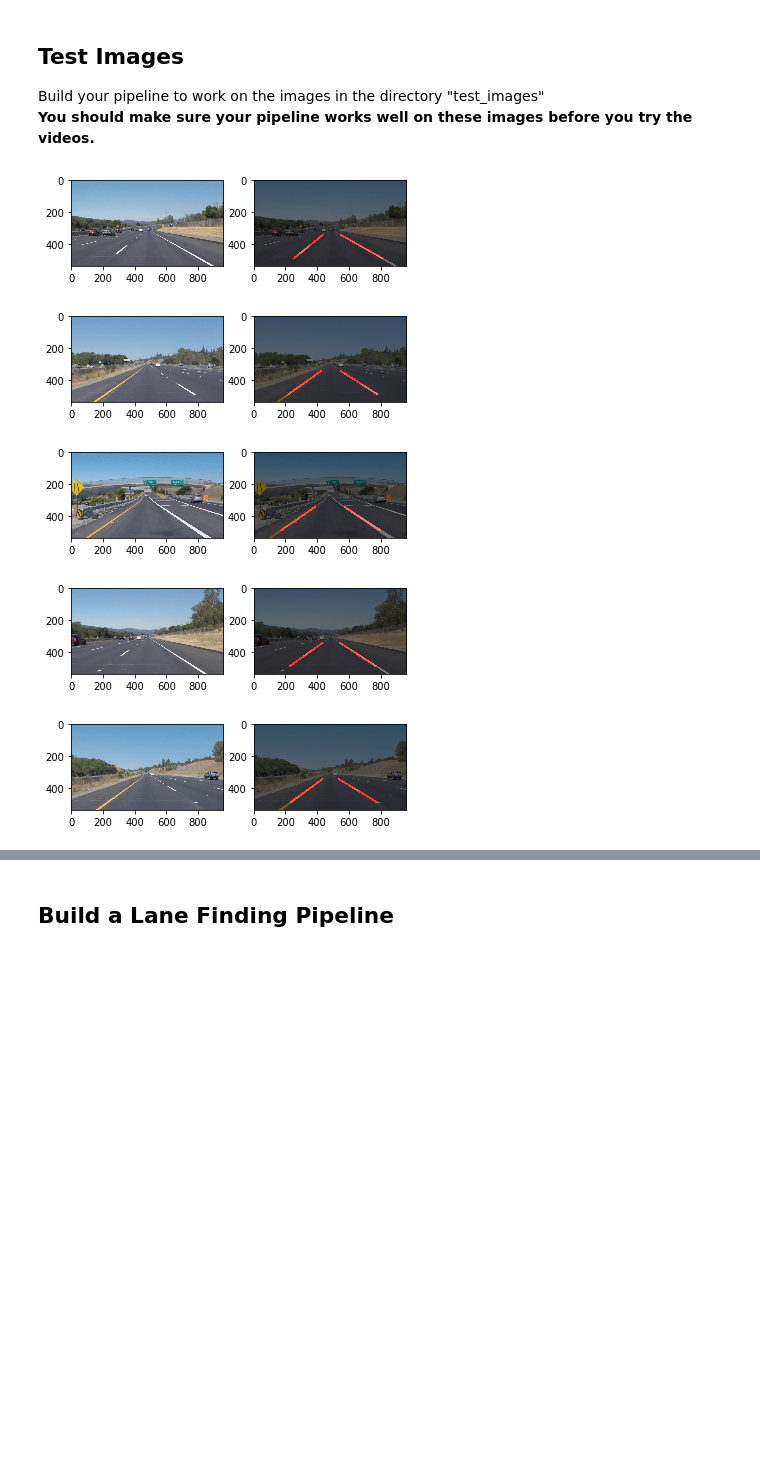
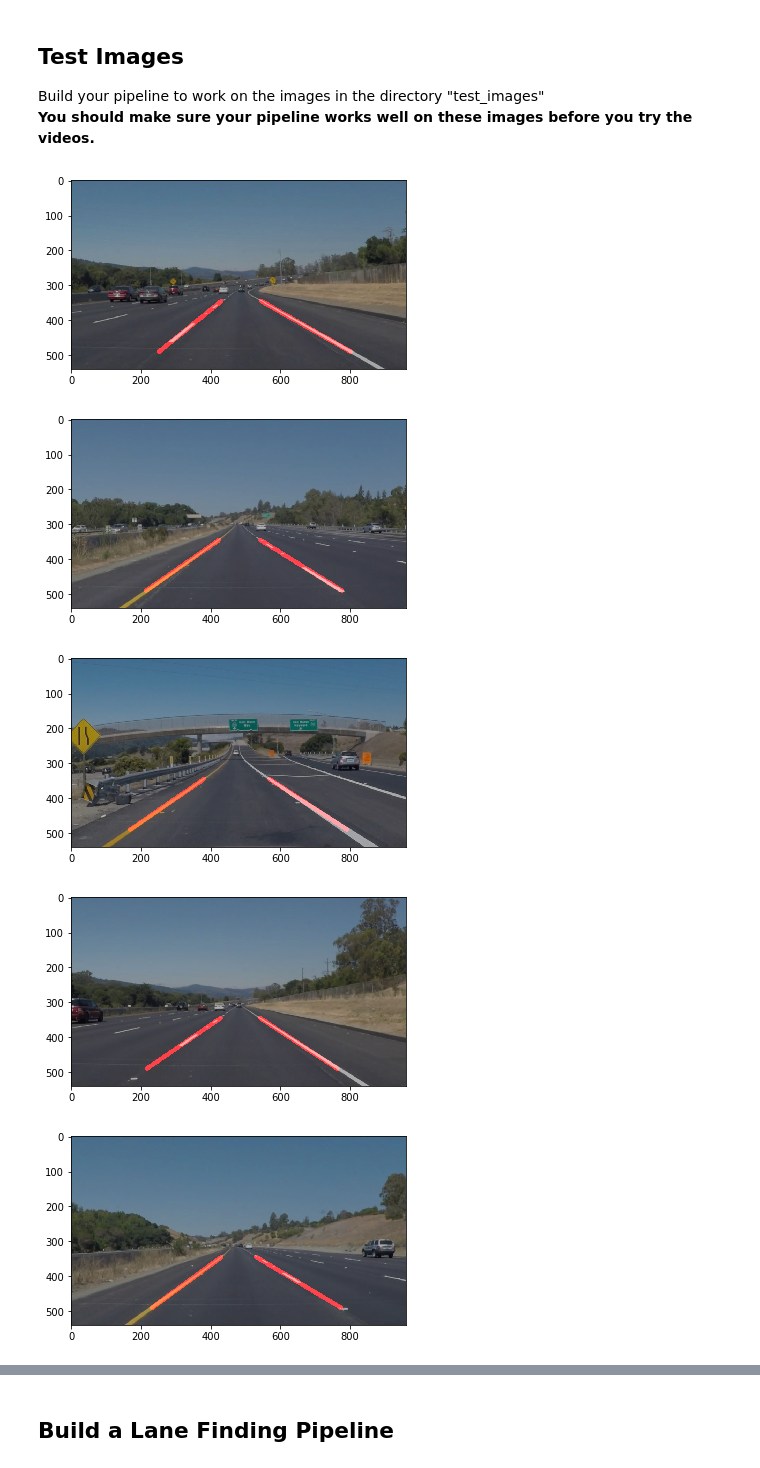
Before and after one commit to TPrabhat/Lane-detection-pipeline, a Jupyter notebook: P1.ipynb, the cells around one changed output, grey strips where cells are left out. Cells and saved outputs as stored; diff of their text form; code cells hidden in the pictures; blank space fills up the shorter version.

```diff
--- a/P1.ipynb
+++ b/P1.ipynb
@@ -227,8 +227,8 @@ for image in test_cases:
     # Read in the image
     image = test_image
     # Display the image
-    plt.subplot(121)
-    plt.imshow(image)
+    #plt.subplot(121)
+    #plt.imshow(image)
     #plt.show()
     # Create a copy
     img_copy = np.copy(image)
@@ -255,46 +255,43 @@ for image in test_cases:
     #plt.show()
 
     # Specify the region of interest
-    #left_bottom = (50, 520)
-    #right_bottom = (910, 520)
-    #left_top = (430, 340)
-    #right_top = (530, 340)
 
-    left_bottom = (100, np.shape(image)[0] - 50)
-    right_bottom = (np.shape(image)[1] - 100, np.shape(image)[0] - 50)
+    left_bottom = (0, np.shape(image)[0])
+    right_bottom = (np.shape(image)[1], np.shape(image)[0])
     left_top = (int(np.shape(image)[1]/2) - 50, int(np.shape(image)[0]/2) + 75)
     right_top = (int(np.shape(image)[1]/2) + 50, int(np.shape(image)[0]/2) + 75)
 
     points = np.array([left_bottom, right_bottom, right_top, left_top])
 
     clipped_image = region_of_interest(masked_edges, [points])
     # Display the image
     #plt.subplot(335)
     #plt.imshow(clipped_image)
     #plt.show()
 
     # Define the Hough transform parameters
     # Make a blank the same size as our image to draw on
     rho = 1
     theta = np.pi/180
     threshold = 20
     min_line_length = 5
     max_line_gap = 3
 
     # Run Hough on edge detected image
     lines = hough_lines(clipped_image, rho, theta, threshold, min_line_length, max_line_gap)
     #plt.subplot(336)
     #plt.imshow(lines)
     #plt.show()
 
     # Draw the lines on the edge image
-    combo = weighted_img(lines, img_copy, 0.5, 1, 0)
-    plt.subplot(122)
+    combo = weighted_img(lines, img_copy, 0.7, 1, 0)
+    #plt.subplot(122)
     plt.imshow(combo)
     plt.show()
+    plt.savefig("/home/prabhat/Downloads/pycharm-community-2017.3.1/bin/test_images_output/output")
 # %% [output]
-[figure, old version]
+[figure, new version]
-[figure, old version]
+[figure, new version]
-[figure, old version]
+[figure, new version]
-[figure, old version]
+[figure, new version]
-[figure, old version]
+[figure, new version]
```
Also changed, not shown: parts of 4 cells of this notebook, 20 other files.
